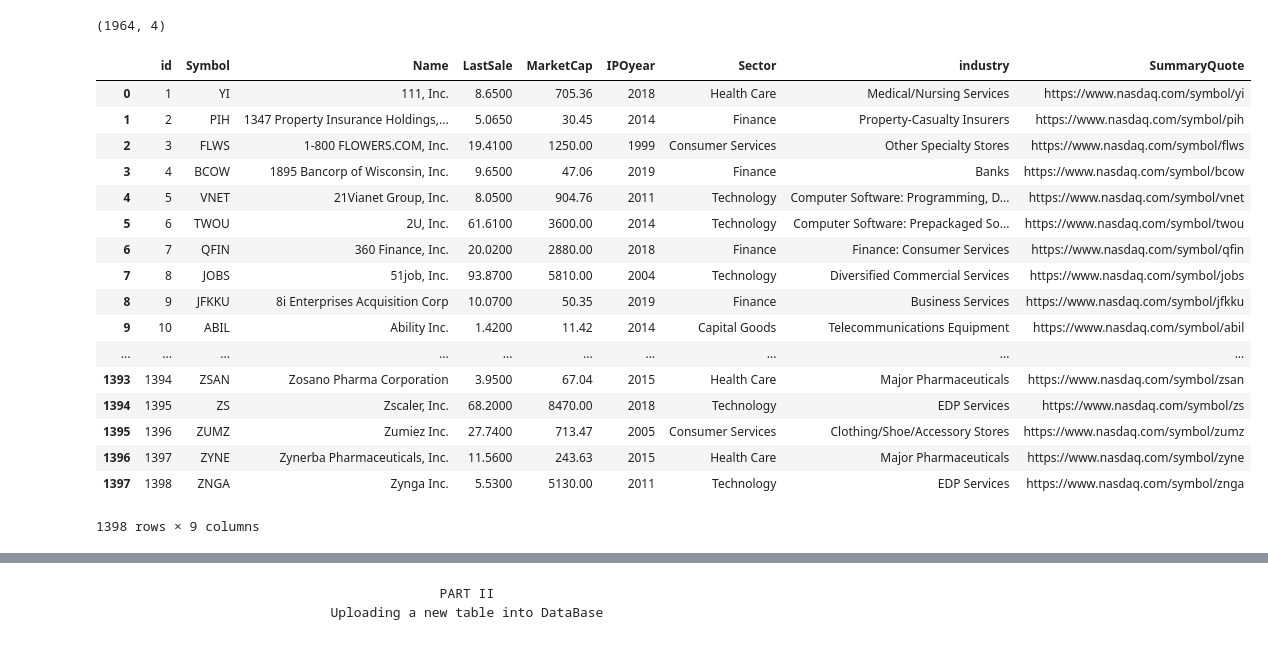
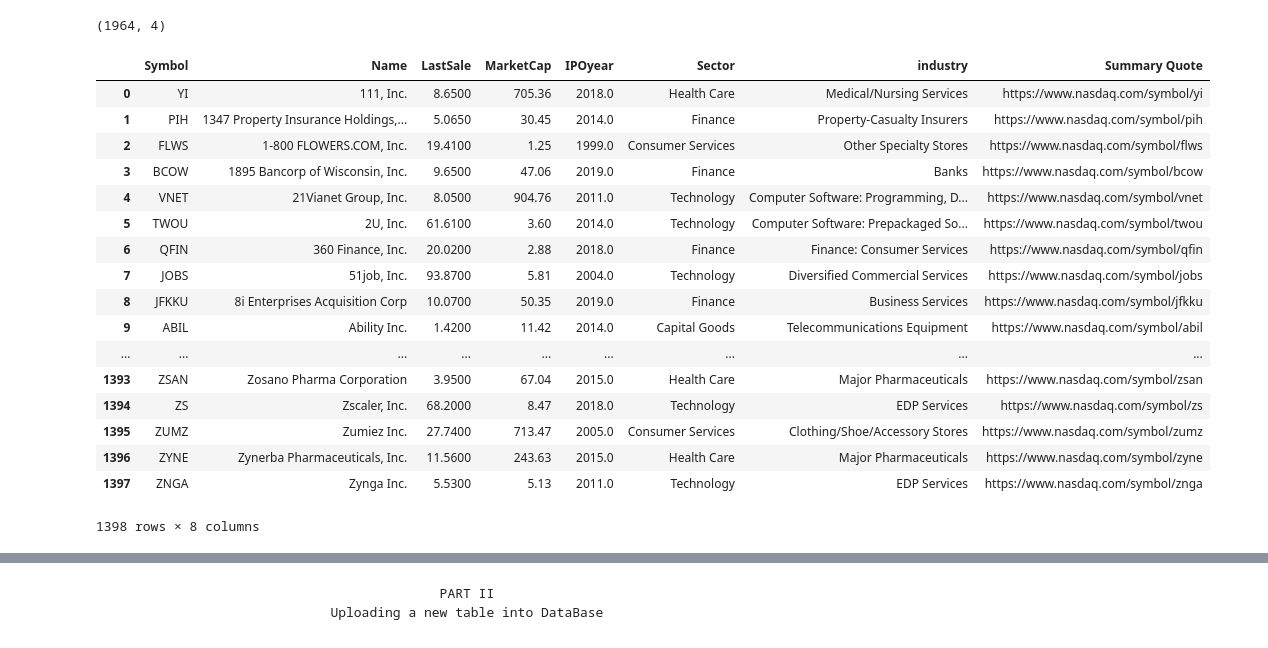
Before and after one commit to jcrossru/ETL_project, a Jupyter notebook: industry_analysis.ipynb, the cells around one changed output, grey strips where cells are left out. Cells and saved outputs as stored; diff of their text form; code cells hidden in the pictures.

```diff
--- a/industry_analysis.ipynb
+++ b/industry_analysis.ipynb
@@ -62,26 +64,26 @@ nyse_df.shape
 (1964, 4)
 # %%
 # Read in nasdaq data from the table
-nasdaq_raw_df = pd.read_sql('SELECT * FROM companylist_nasdq', con=engine)
+nasdaq_raw_df = pd.read_sql('SELECT * FROM cleandf_ndaq', con=engine)
 nasdaq_raw_df
 # %% [output]
-|  | id | Symbol | Name | LastSale | MarketCap | IPOyear | Sector | industry | SummaryQuote |
-| 0 | 1 | YI | 111, Inc. | 8.6500 | 705.36 | 2018 | Health Care | Medical/Nursing Services | https://www.nasdaq.com/symbol/yi |
-| 1 | 2 | PIH | 1347 Property Insurance Holdings,... | 5.0650 | 30.45 | 2014 | Finance | Property-Casualty Insurers | https://www.nasdaq.com/symbol/pih |
-| 2 | 3 | FLWS | 1-800 FLOWERS.COM, Inc. | 19.4100 | 1250.00 | 1999 | Consumer Services | Other Specialty Stores | https://www.nasdaq.com/symbol/flws |
-| 3 | 4 | BCOW | 1895 Bancorp of Wisconsin, Inc. | 9.6500 | 47.06 | 2019 | Finance | Banks | https://www.nasdaq.com/symbol/bcow |
-| 4 | 5 | VNET | 21Vianet Group, Inc. | 8.0500 | 904.76 | 2011 | Technology | Computer Software: Programming, D... | https://www.nasdaq.com/symbol/vnet |
-| 5 | 6 | TWOU | 2U, Inc. | 61.6100 | 3600.00 | 2014 | Technology | Computer Software: Prepackaged So... | https://www.nasdaq.com/symbol/twou |
-| 6 | 7 | QFIN | 360 Finance, Inc. | 20.0200 | 2880.00 | 2018 | Finance | Finance: Consumer Services | https://www.nasdaq.com/symbol/qfin |
-| 7 | 8 | JOBS | 51job, Inc. | 93.8700 | 5810.00 | 2004 | Technology | Diversified Commercial Services | https://www.nasdaq.com/symbol/jobs |
-| 8 | 9 | JFKKU | 8i Enterprises Acquisition Corp | 10.0700 | 50.35 | 2019 | Finance | Business Services | https://www.nasdaq.com/symbol/jfkku |
-| 9 | 10 | ABIL | Ability Inc. | 1.4200 | 11.42 | 2014 | Capital Goods | Telecommunications Equipment | https://www.nasdaq.com/symbol/abil |
-| ... | ... | ... | ... | ... | ... | ... | ... | ... | ... |
-| 1393 | 1394 | ZSAN | Zosano Pharma Corporation | 3.9500 | 67.04 | 2015 | Health Care | Major Pharmaceuticals | https://www.nasdaq.com/symbol/zsan |
-| 1394 | 1395 | ZS | Zscaler, Inc. | 68.2000 | 8470.00 | 2018 | Technology | EDP Services | https://www.nasdaq.com/symbol/zs |
-| 1395 | 1396 | ZUMZ | Zumiez Inc. | 27.7400 | 713.47 | 2005 | Consumer Services | Clothing/Shoe/Accessory Stores | https://www.nasdaq.com/symbol/zumz |
-| 1396 | 1397 | ZYNE | Zynerba Pharmaceuticals, Inc. | 11.5600 | 243.63 | 2015 | Health Care | Major Pharmaceuticals | https://www.nasdaq.com/symbol/zyne |
-| 1397 | 1398 | ZNGA | Zynga Inc. | 5.5300 | 5130.00 | 2011 | Technology | EDP Services | https://www.nasdaq.com/symbol/znga |
+|  | Symbol | Name | LastSale | MarketCap | IPOyear | Sector | industry | Summary Quote |
+| 0 | YI | 111, Inc. | 8.6500 | 705.36 | 2018.0 | Health Care | Medical/Nursing Services | https://www.nasdaq.com/symbol/yi |
+| 1 | PIH | 1347 Property Insurance Holdings,... | 5.0650 | 30.45 | 2014.0 | Finance | Property-Casualty Insurers | https://www.nasdaq.com/symbol/pih |
+| 2 | FLWS | 1-800 FLOWERS.COM, Inc. | 19.4100 | 1.25 | 1999.0 | Consumer Services | Other Specialty Stores | https://www.nasdaq.com/symbol/flws |
+| 3 | BCOW | 1895 Bancorp of Wisconsin, Inc. | 9.6500 | 47.06 | 2019.0 | Finance | Banks | https://www.nasdaq.com/symbol/bcow |
+| 4 | VNET | 21Vianet Group, Inc. | 8.0500 | 904.76 | 2011.0 | Technology | Computer Software: Programming, D... | https://www.nasdaq.com/symbol/vnet |
+| 5 | TWOU | 2U, Inc. | 61.6100 | 3.60 | 2014.0 | Technology | Computer Software: Prepackaged So... | https://www.nasdaq.com/symbol/twou |
+| 6 | QFIN | 360 Finance, Inc. | 20.0200 | 2.88 | 2018.0 | Finance | Finance: Consumer Services | https://www.nasdaq.com/symbol/qfin |
+| 7 | JOBS | 51job, Inc. | 93.8700 | 5.81 | 2004.0 | Technology | Diversified Commercial Services | https://www.nasdaq.com/symbol/jobs |
+| 8 | JFKKU | 8i Enterprises Acquisition Corp | 10.0700 | 50.35 | 2019.0 | Finance | Business Services | https://www.nasdaq.com/symbol/jfkku |
+| 9 | ABIL | Ability Inc. | 1.4200 | 11.42 | 2014.0 | Capital Goods | Telecommunications Equipment | https://www.nasdaq.com/symbol/abil |
+| ... | ... | ... | ... | ... | ... | ... | ... | ... |
+| 1393 | ZSAN | Zosano Pharma Corporation | 3.9500 | 67.04 | 2015.0 | Health Care | Major Pharmaceuticals | https://www.nasdaq.com/symbol/zsan |
+| 1394 | ZS | Zscaler, Inc. | 68.2000 | 8.47 | 2018.0 | Technology | EDP Services | https://www.nasdaq.com/symbol/zs |
+| 1395 | ZUMZ | Zumiez Inc. | 27.7400 | 713.47 | 2005.0 | Consumer Services | Clothing/Shoe/Accessory Stores | https://www.nasdaq.com/symbol/zumz |
+| 1396 | ZYNE | Zynerba Pharmaceuticals, Inc. | 11.5600 | 243.63 | 2015.0 | Health Care | Major Pharmaceuticals | https://www.nasdaq.com/symbol/zyne |
+| 1397 | ZNGA | Zynga Inc. | 5.5300 | 5.13 | 2011.0 | Technology | EDP Services | https://www.nasdaq.com/symbol/znga |
-1398 rows × 9 columns
+1398 rows × 8 columns
 # %%
 # Drop unnecessary columns
```
Also changed, not shown: parts of 12 cells of this notebook, 4 other files.
